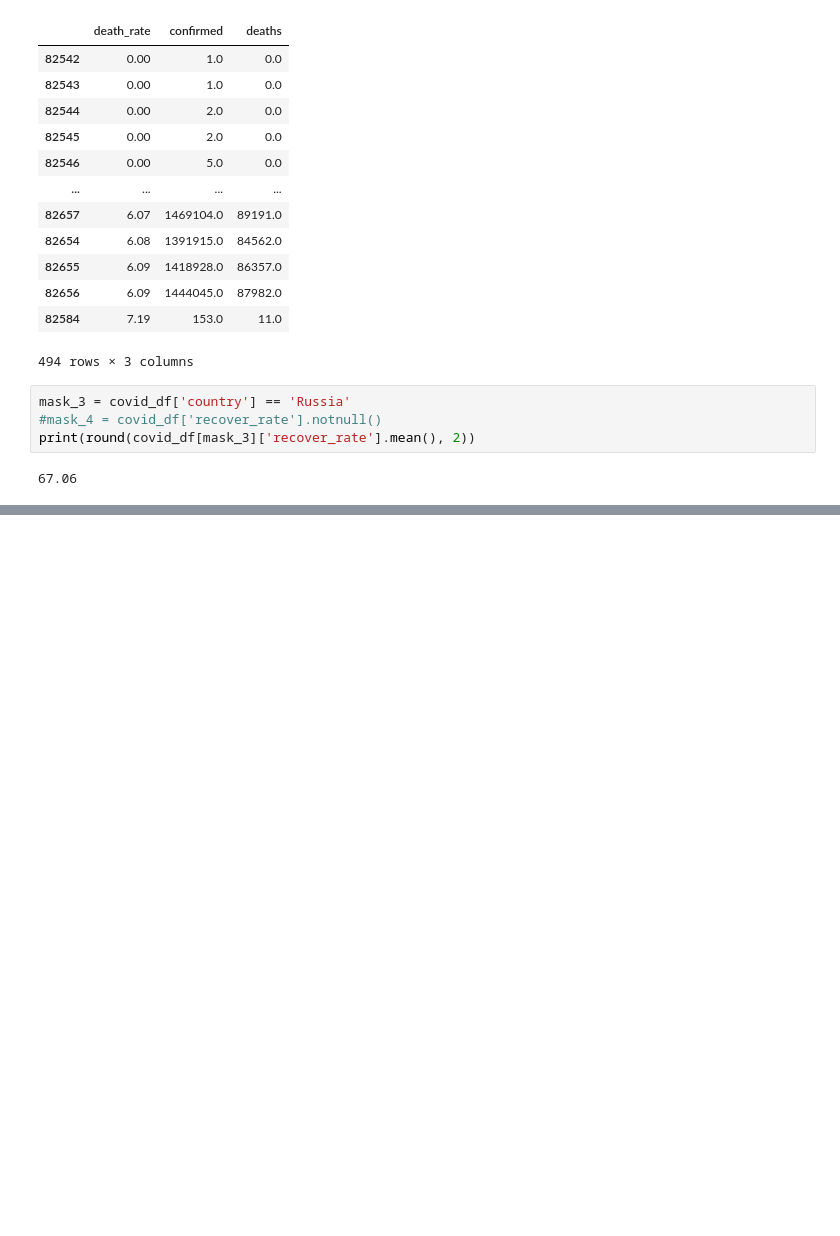
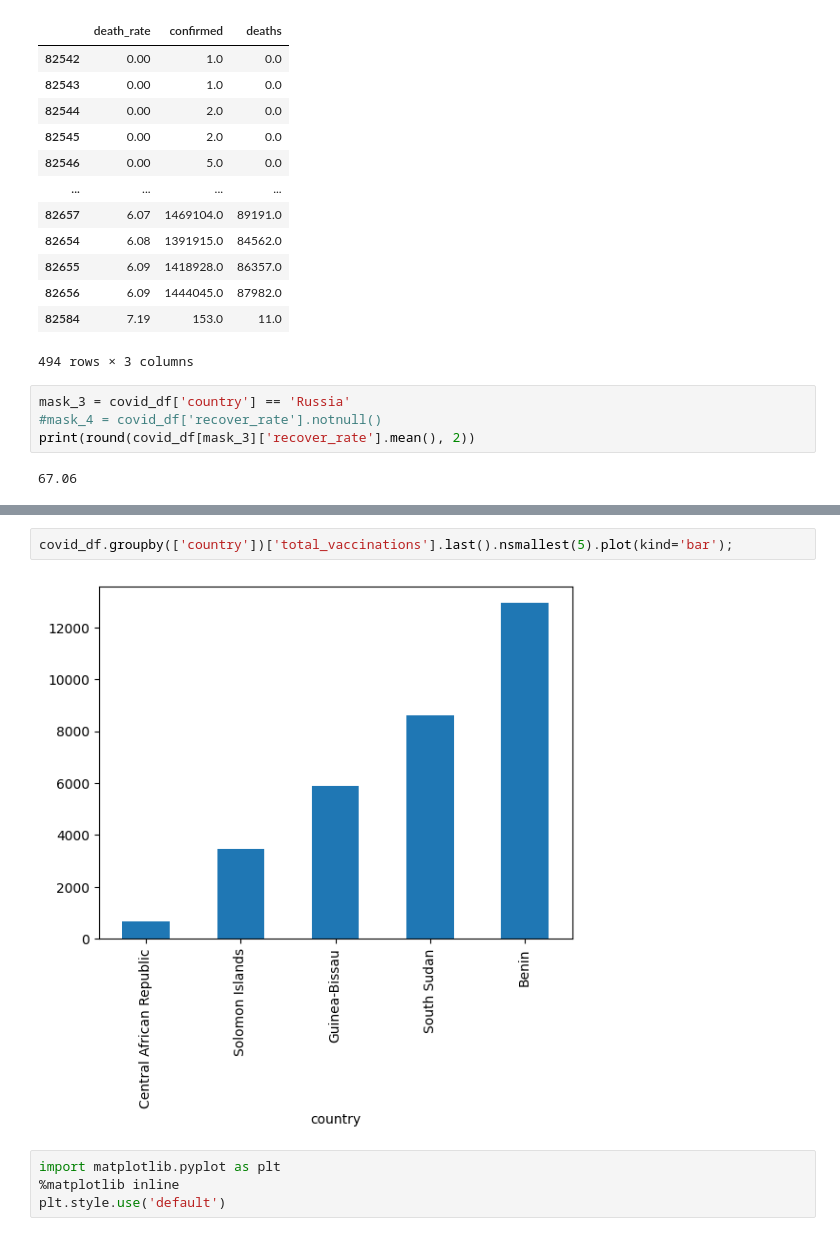
Before and after one commit to Coasting-Now/SF_Pandas, a Jupyter notebook: SF_Pandas/SF_PY_Visualization_covid/vis_cov.ipynb, the cells around one changed output, grey strips where cells are left out. Drawn from its saved outputs; the diff is of its cells as text; blank space fills up the shorter version.

```diff
--- a/SF_Pandas/SF_PY_Visualization_covid/vis_cov.ipynb
+++ b/SF_Pandas/SF_PY_Visualization_covid/vis_cov.ipynb
@@ -180,0 +206,8 @@ grouped_cases.plot(
+# %%
+covid_df.groupby(['country'])['total_vaccinations'].last().nsmallest(5).plot(kind='bar');
+# %% [output]
+[figure, added]
+# %%
+import matplotlib.pyplot as plt
+%matplotlib inline
+plt.style.use('default')
```
Also changed, not shown: parts of 7 cells of this notebook.
